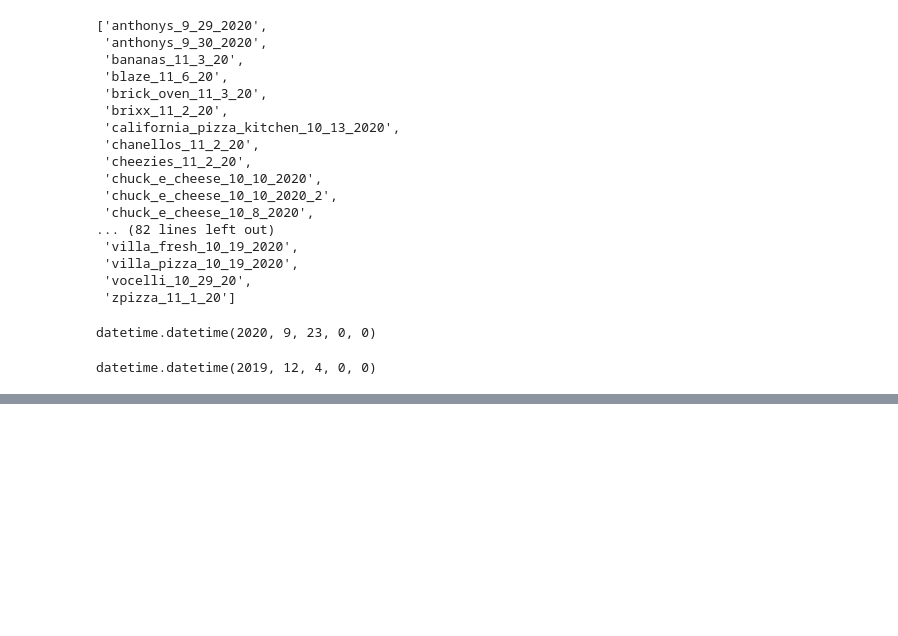
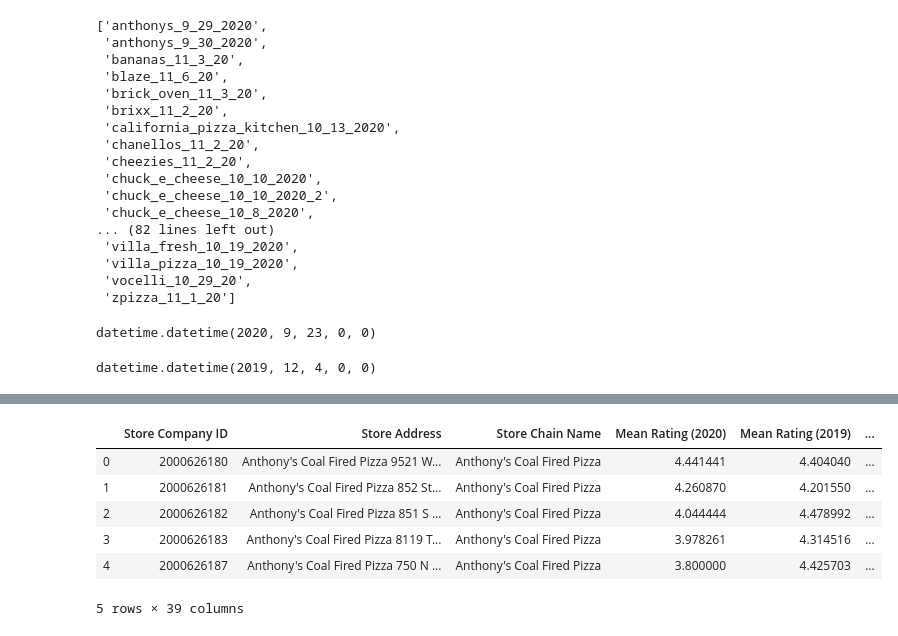
Before and after one commit to spencerqbrown/clean, a Jupyter notebook: work_clean.ipynb, the cells around one changed output, grey strips where cells are left out. Drawn from its saved outputs; the diff is of its cells as text; code cells hidden in the pictures; blank space fills up the shorter version.

```diff
--- a/work_clean.ipynb
+++ b/work_clean.ipynb
@@ -296,0 +324,17 @@ datetime.datetime(2019, 12, 4, 0, 0)
+# %%
+folder = "C:\\Users\\Spencer\\Desktop\\clean\\data\\processed"
+files = get_files(folder, "csv")
+# %%
+df = pd.read_csv(files[0])
+for i in range(1, len(files)):
+    ndf = pd.read_csv(files[i])
+    df = pd.concat([df, ndf], ignore_index=True)
+df.head()
+# %% [output]
+|  | Store Company ID | Store Address | Store Chain Name | Mean Rating (2020) | Mean Rating (2019) | ... |
+| 0 | 2000626180 | Anthony's Coal Fired Pizza 9521 W... | Anthony's Coal Fired Pizza | 4.441441 | 4.404040 | ... |
+| 1 | 2000626181 | Anthony's Coal Fired Pizza 852 St... | Anthony's Coal Fired Pizza | 4.260870 | 4.201550 | ... |
+| 2 | 2000626182 | Anthony's Coal Fired Pizza 851 S ... | Anthony's Coal Fired Pizza | 4.044444 | 4.478992 | ... |
+| 3 | 2000626183 | Anthony's Coal Fired Pizza 8119 T... | Anthony's Coal Fired Pizza | 3.978261 | 4.314516 | ... |
+| 4 | 2000626187 | Anthony's Coal Fired Pizza 750 N ... | Anthony's Coal Fired Pizza | 3.800000 | 4.425703 | ... |
+5 rows × 39 columns
```
Also changed, not shown: parts of 20 cells of this notebook, 8 other files.
